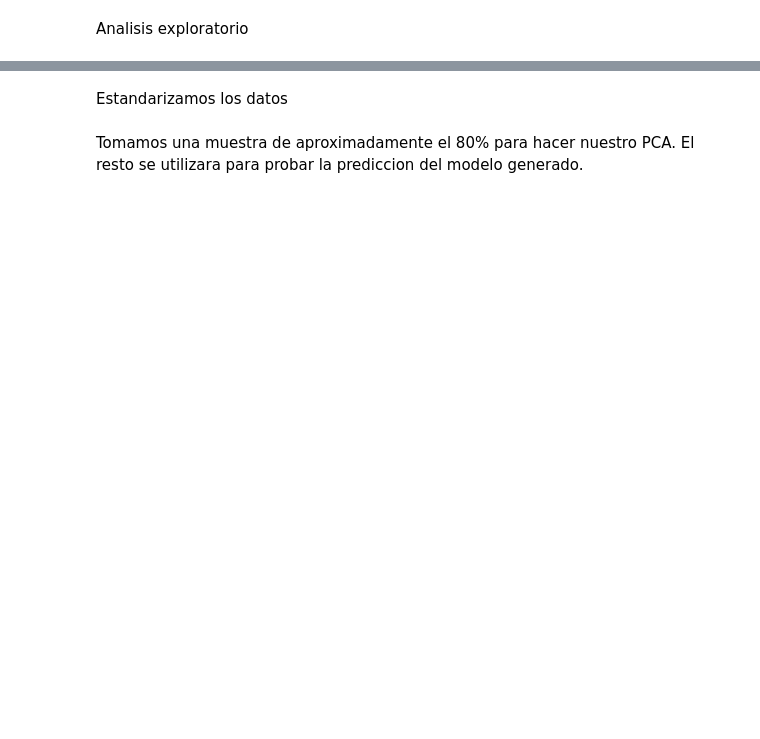
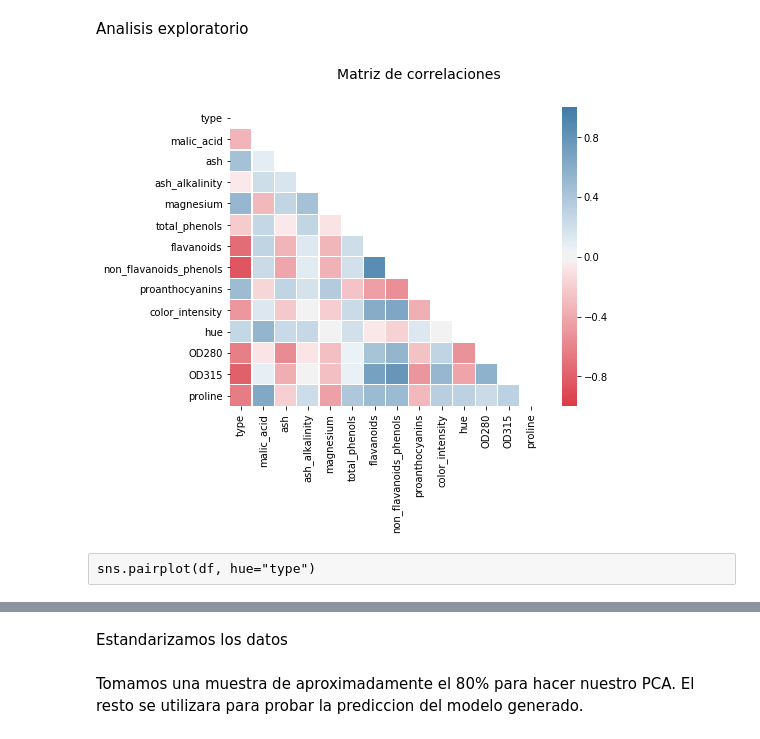
Before and after one commit to ekiMGlz/AplicadaIII, a Jupyter notebook: Clustering/bleh.ipynb, the cells around one changed output, grey strips where cells are left out. Cells and saved outputs as stored; diff of their text form; code cells hidden in the pictures; blank space fills up the shorter version.

```diff
--- a/Clustering/bleh.ipynb
+++ b/Clustering/bleh.ipynb
@@ -13,3 +14,6 @@ Funciones Auxiliares
 df = pd.read_csv("Data/wine.csv")
 # %% [markdown]
 ## Analisis exploratorio inicial (medias, varianzas, correlaciones)
+# %%
+data = df.copy()
+data['class'] = ['type '+str(t) for t in df['type']]
@@ -19,0 +35,16 @@ Analisis exploratorio
+# %%
+# Correlacion
+corr = data.corr()
+
+# plot correlation matrix
+fig = plt.figure(figsize=(7, 5.5))
+mask = np.zeros_like(corr, dtype=np.bool) # create mask to cover the upper triangle
+mask[np.triu_indices_from(mask)] = True
+cmap = sns.diverging_palette(10, 240, as_cmap=True)
+sns.heatmap(corr, annot=False, mask=mask, vmin = -1.0, vmax = 1.0,linewidths=0.1, cmap = cmap)
+fig.suptitle('Matriz de correlaciones', fontsize=14)
+plt.savefig('graphs/correlaciones.png', dpi = 300)
+# %% [output]
+[figure, added]
+# %% [raw]
+sns.pairplot(df, hue="type")
```
Also changed, not shown: parts of 57 cells of this notebook, 35 other files.
